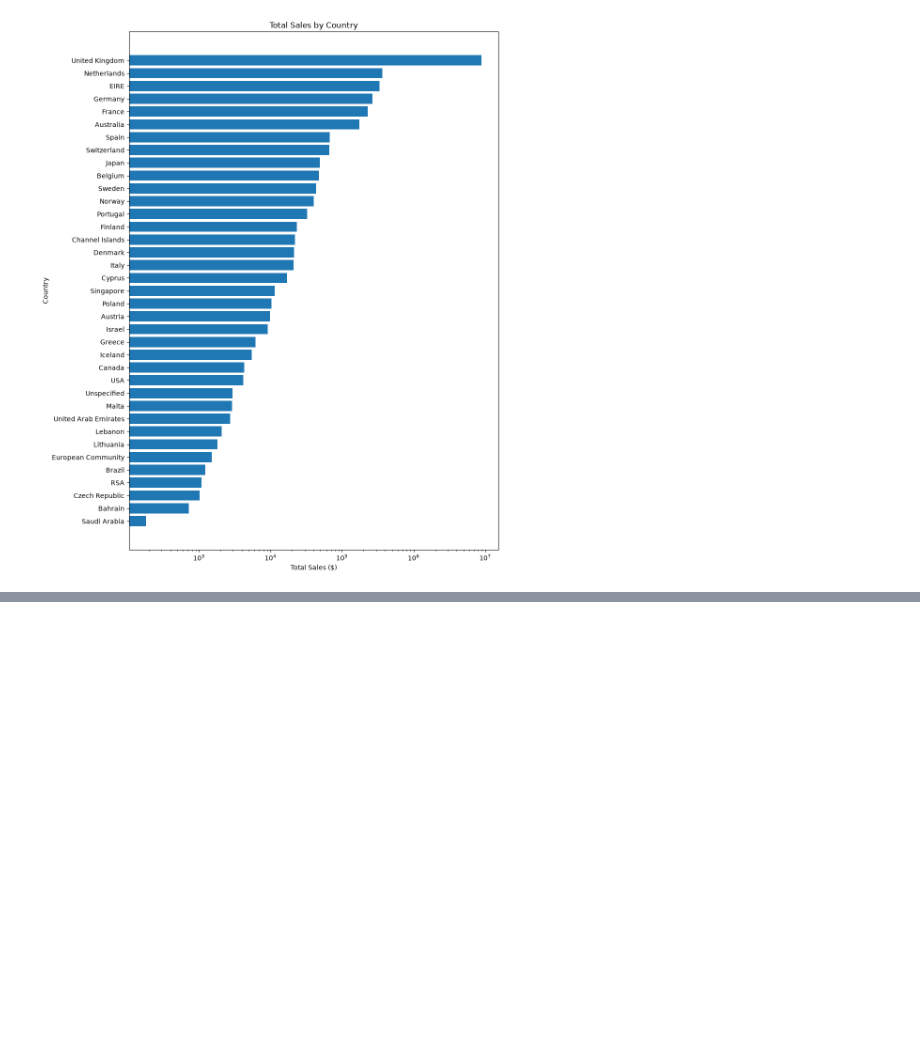
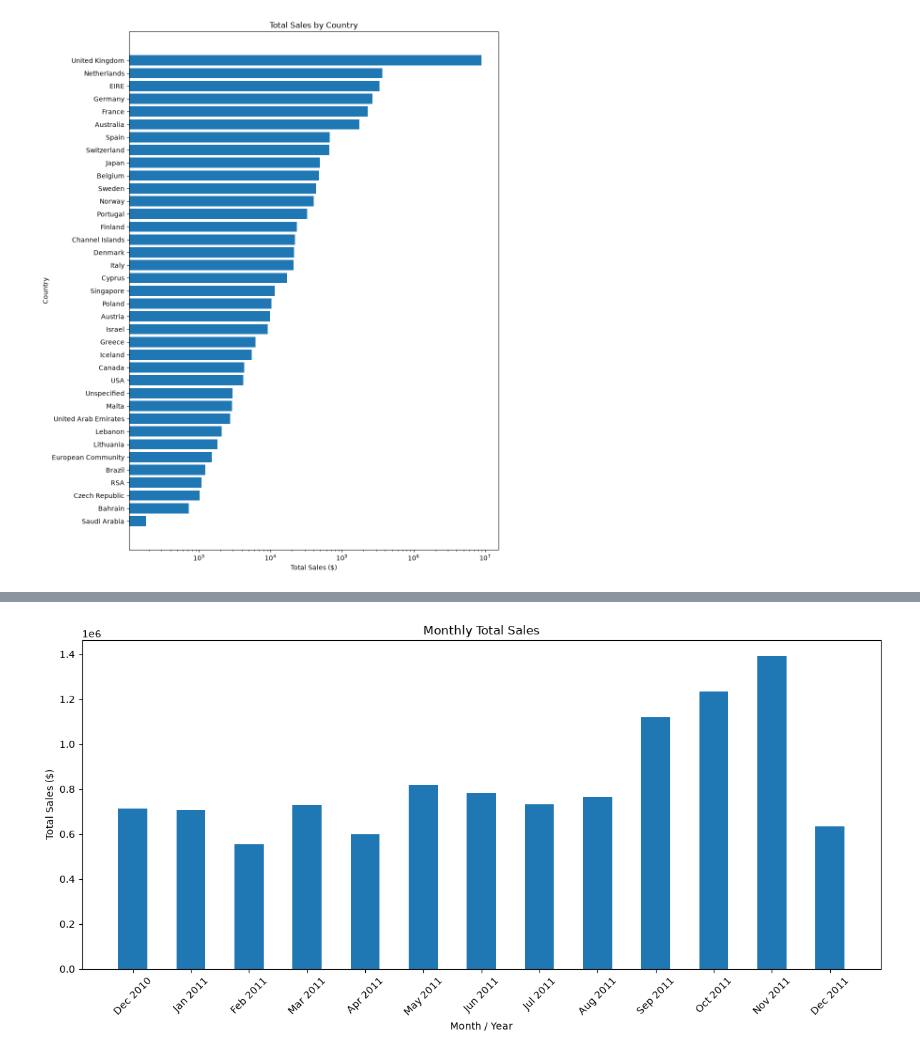
Before and after one commit to jugurthakacimi/databases-for-analytics, a Jupyter notebook: notebooks/project.ipynb, the cells around one changed output, grey strips where cells are left out. Saved outputs shown, nothing was run; the diff lists cells and outputs as text; code cells hidden in the pictures; blank space fills up the shorter version.

Commit message:
added monthly sales insight project notebook

```diff
--- a/notebooks/project.ipynb
+++ b/notebooks/project.ipynb
@@ -97,3 +97,20 @@ plt.tight_layout()
 plt.show()
 # %% [output]
 [figure]
+# %%
+query = """SELECT
+    TO_CHAR(sales.invoicedate::date, 'Mon YYYY') AS month_year,
+    ROUND(
+        SUM(sales.quantity * products.unitprice)::numeric,
+        2
+    ) AS total_sales
+FROM sales
+LEFT JOIN products
+    ON sales.productid = products.productid
+GROUP BY
+    DATE_TRUNC('month', sales.invoicedate::date),
+    TO_CHAR(sales.invoicedate::date, 'Mon YYYY')
+ORDER BY DATE_TRUNC('month', sales.invoicedate::date);
+"""
+monthlySales_df = pd.read_sql(query, engine)
+monthlySales_df
@@ -99,0 +132,18 @@ plt.show()
+# %%
+plt.figure(figsize=(12, 6))
+
+plt.bar(
+    monthlySales_df["month_year"],
+    monthlySales_df["total_sales"],
+    width=0.5,
+)
+
+plt.xlabel("Month / Year")
+plt.ylabel("Total Sales ($)")
+plt.title("Monthly Total Sales")
+
+plt.xticks(rotation=45)
+plt.tight_layout()
+plt.show()
+# %% [output]
+[figure, added]
```
Also changed, not shown: parts of 1 cell of this notebook.
